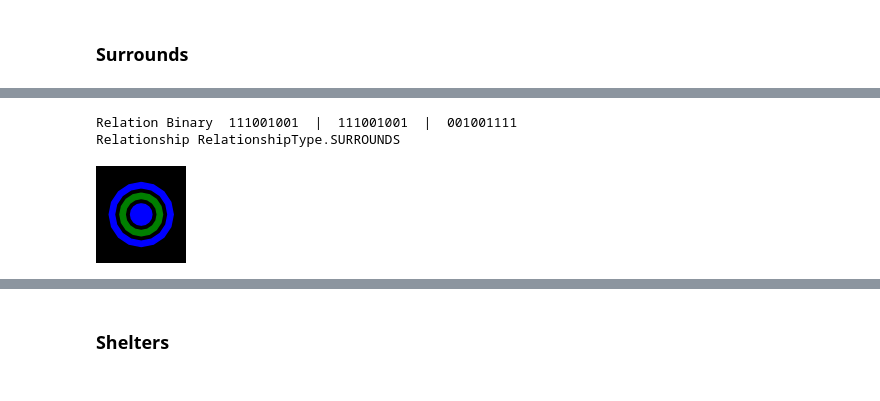
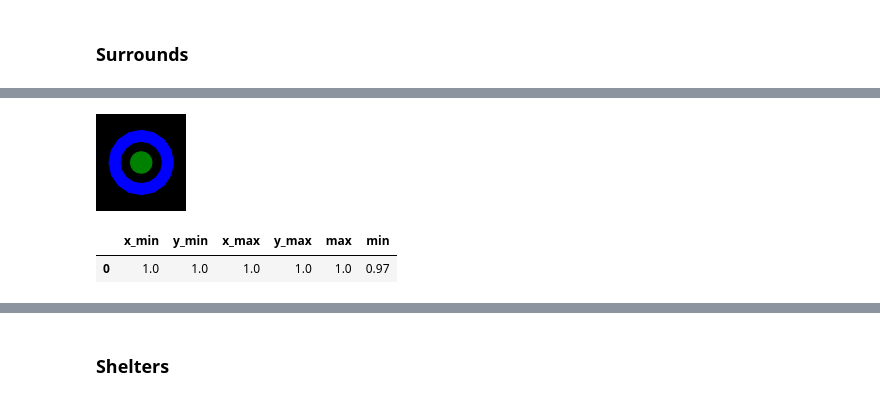
Before and after one commit to GregSal/StructureRelations, a Jupyter notebook: src/ContourMetricTests.ipynb, the cells around one changed output, grey strips where cells are left out. Drawn from its saved outputs; the diff is of its cells as text; code cells hidden in the pictures.

Commit message:
2D margins functions created partially tested

```diff
--- a/src/ContourMetricTests.ipynb
+++ b/src/ContourMetricTests.ipynb
@@ -52,0 +157,38 @@ PRECISION = 2
+# %%
+def margins(poly_a: StructureSlice, poly_b: StructureSlice,
+            relation: RelationshipType,
+            precision: int = PRECISION)->pd.DataFrame:
+
+    def calculate_margins(polygon_a: Contour, polygon_b: Contour,
+                          precision: int = PRECISION)->Dict[str, float]:
+        # Only calculate margins when the a polygon contains the b polygon.
+        if polygon_a.contains(polygon_b):
+            margin_dict = orthogonal_margins(polygon_a, polygon_b, precision)
+            margin_dict['max'] = max_margin(polygon_a, polygon_b, precision)
+            margin_dict['min'] = min_margin(polygon_a, polygon_b, precision)
+            return margin_dict
+        return {}
+
+    margin_list = []
+    # Compare all polygons on the same slice
+    for polygon_a, polygon_b in product(poly_a.contour.geoms,
+                                        poly_b.contour.geoms):
+        if relation == RelationshipType.CONTAINS:
+            margin_dict = calculate_margins(polygon_a, polygon_b, precision)
+        elif relation == RelationshipType.SURROUNDS:
+            # Compare all holes in each a polygon with each b polygon.
+            for hole_ring in polygon_a.interiors:
+                hole = shapely.Polygon(hole_ring)
+                margin_dict = calculate_margins(hole, polygon_b, precision)
+                if margin_dict:
+                    margin_list.append(margin_dict)
+                margin_dict = {}  # Clear margin_dict so it is not added twice.
+        elif relation == RelationshipType.SHELTERS:
+            # Get the convex hull for the a polygon.
+            hull = shapely.convex_hull(polygon_a)
+            margin_dict = calculate_margins(hull, polygon_b, precision)
+        if margin_dict:
+            margin_list.append(margin_dict)
+    if margin_list:
+        return pd.DataFrame(margin_list)
+    return pd.DataFrame()
@@ -259,7 +369,10 @@ Relationship RelationshipType.SURROUNDS
-# %%
-a, b = surrounds_example2()
-relation_example(a, b, surrounds_def)
-# %% [output]
-Relation Binary  111001001  |  111001001  |  001001111
-Relationship RelationshipType.SURROUNDS
-[figure, removed]
+# %%
+a, b = surrounds_example1()
+ax = plot_ab(a.contour, b.contour)
+relation_binary = relate(a,b)
+relation = identify_relation(relation_binary)
+margins(a, b, relation)
+# %% [output]
+[figure, added]
+|  | x_min | y_min | x_max | y_max | max | min |
+| 0 | 1.0 | 1.0 | 1.0 | 1.0 | 1.0 | 0.97 |
```
Also changed, not shown: parts of 102 cells of this notebook, 3 other files.
